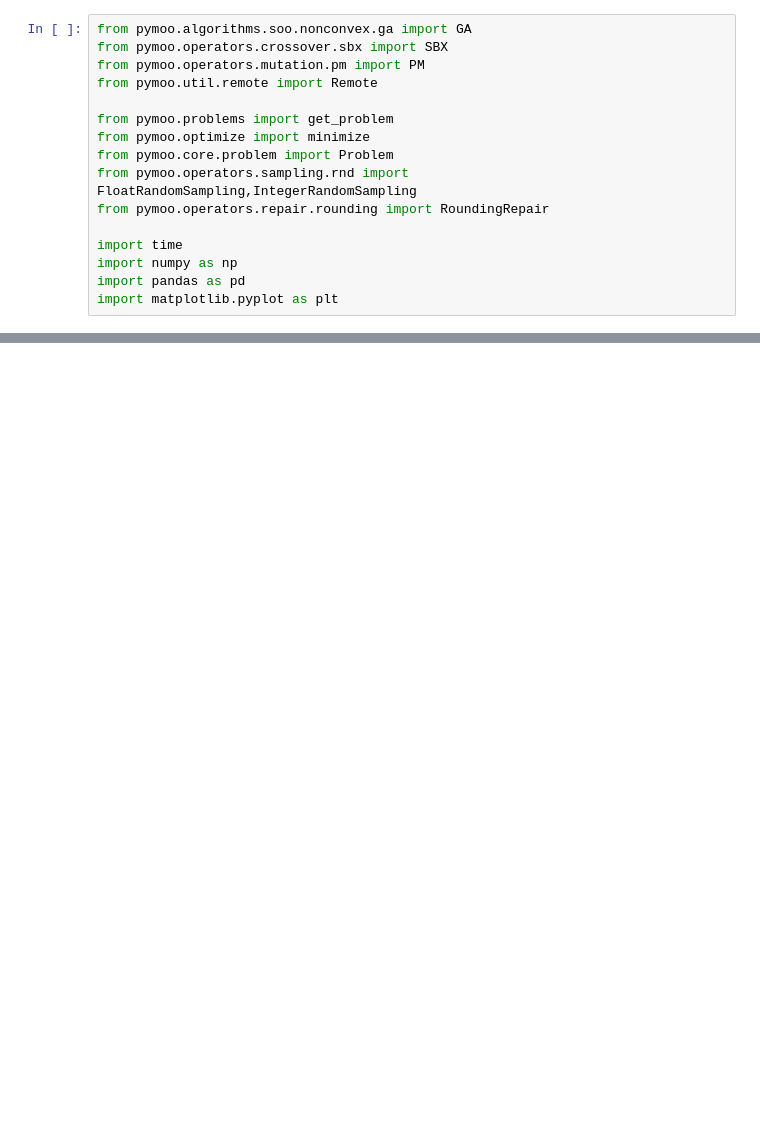
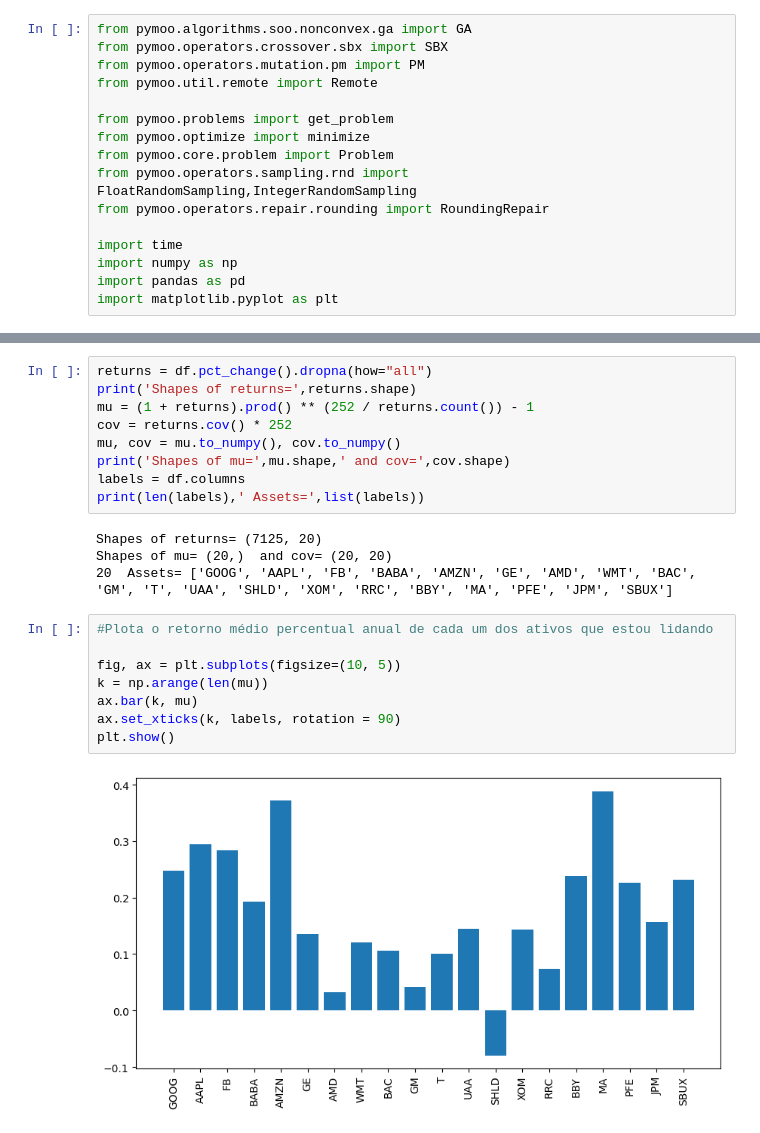
Before and after one commit to JoaoDelVecchio/Quantamental, a Jupyter notebook: Etapa 2/Estratégia 2.1/Estratégia 2.1.ipynb, the cells around one changed output, grey strips where cells are left out. Cells and saved outputs as stored; diff of their text form; blank space fills up the shorter version.

```diff
--- a/Etapa 2/Estratégia 2.1/Estratégia 2.1.ipynb
+++ b/Etapa 2/Estratégia 2.1/Estratégia 2.1.ipynb
@@ -37,0 +25,23 @@ print('Shapes of returns=',returns.shape)
+# %%
+returns = df.pct_change().dropna(how="all")
+print('Shapes of returns=',returns.shape)
+mu = (1 + returns).prod() ** (252 / returns.count()) - 1
+cov = returns.cov() * 252
+mu, cov = mu.to_numpy(), cov.to_numpy()
+print('Shapes of mu=',mu.shape,' and cov=',cov.shape)
+labels = df.columns
+print(len(labels),' Assets=',list(labels))
+# %% [output]
+Shapes of returns= (7125, 20)
+Shapes of mu= (20,)  and cov= (20, 20)
+20  Assets= ['GOOG', 'AAPL', 'FB', 'BABA', 'AMZN', 'GE', 'AMD', 'WMT', 'BAC', 'GM', 'T', 'UAA', 'SHLD', 'XOM', 'RRC', 'BBY', 'MA', 'PFE', 'JPM', 'SBUX']
+# %%
+#Plota o retorno médio percentual anual de cada um dos ativos que estou lidando
+
+fig, ax = plt.subplots(figsize=(10, 5))
+k = np.arange(len(mu))
+ax.bar(k, mu)
+ax.set_xticks(k, labels, rotation = 90)
+plt.show()
+# %% [output]
+[figure, added]
```
Also changed, not shown: parts of 4 cells of this notebook, 1 other file.
